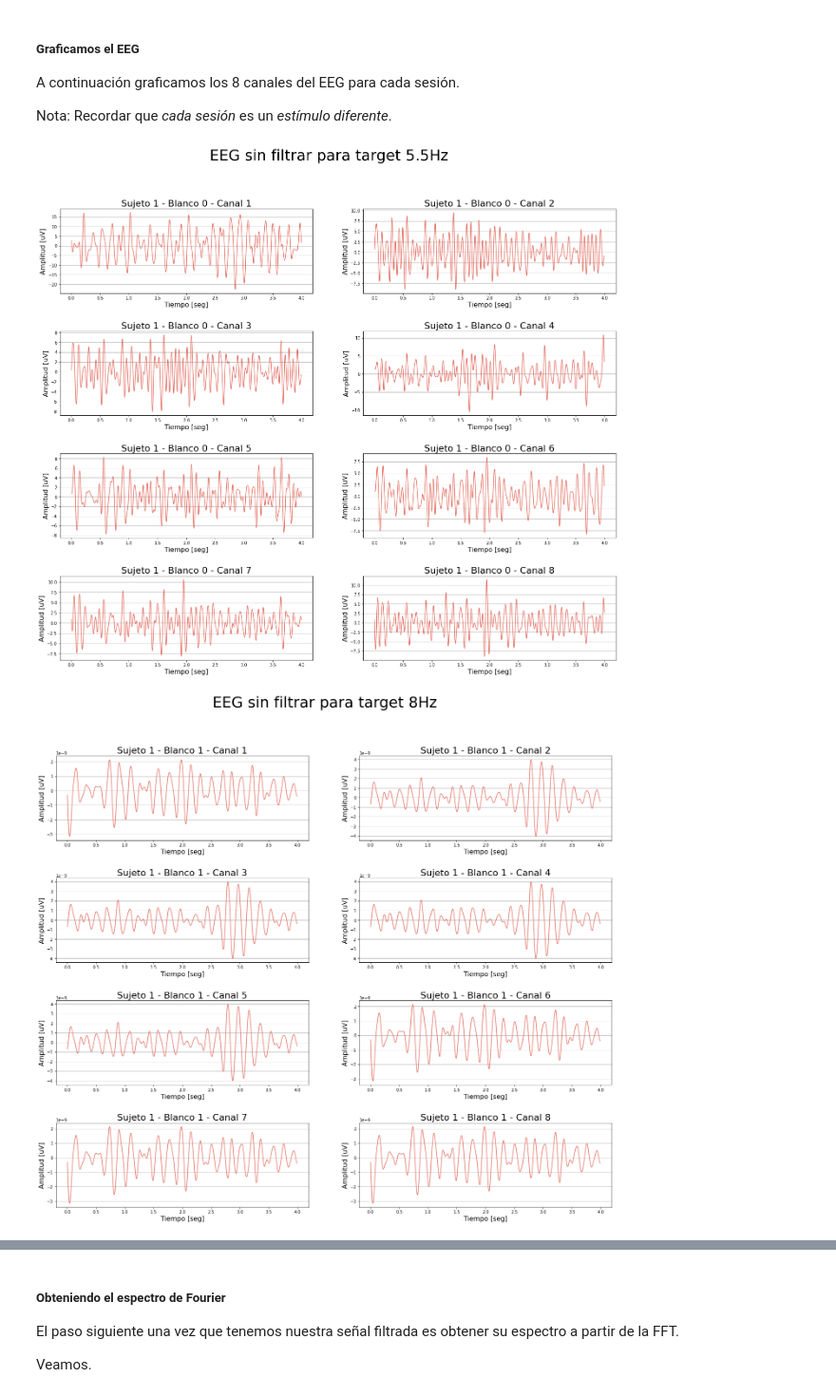
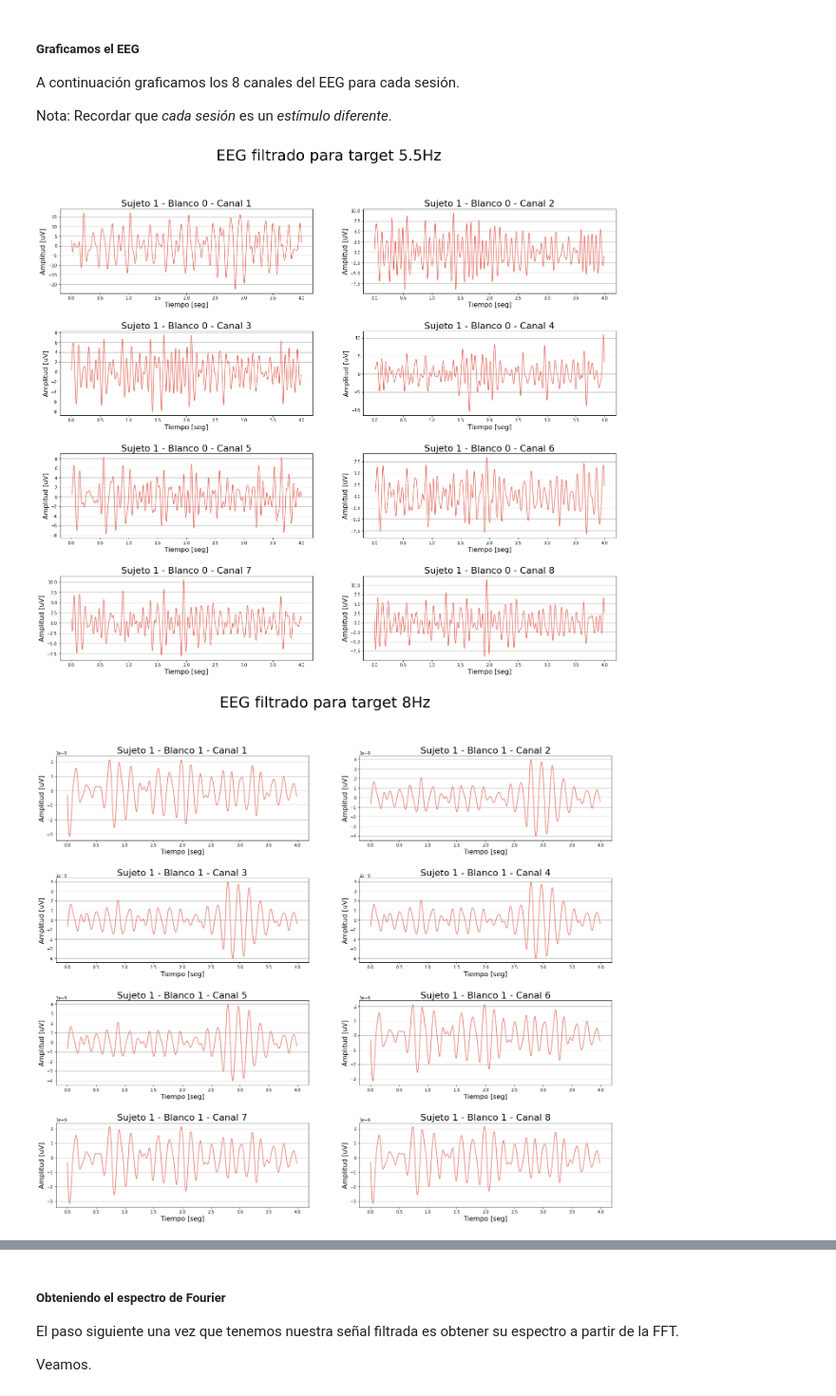
Before and after one commit to lucasbaldezzari/mentalink, a Jupyter notebook: talleres/taller6/scripts/Notebooks/dataAnalysis.ipynb, the cells around one changed output, grey strips where cells are left out. Shown at 95% size. Drawn from its saved outputs; the diff is of its cells as text; code cells hidden in the pictures.

```diff
--- a/talleres/taller6/scripts/Notebooks/dataAnalysis.ipynb
+++ b/talleres/taller6/scripts/Notebooks/dataAnalysis.ipynb
@@ -42,6 +42,6 @@ Estos archivos son del tipo _'.mat'_ y fueron creados por el módulo _trainingMo
 # %%
 subjects = [1] #Un solo sujeto
-filenames = ["LucasB-Alfa-Prueba1","LucasB-Alfa-Prueba2","LucasB-Alfa-Prueba3"]
+filenames = ["LucasB-Alfa-Prueba1","LucasB-Alfa-Prueba2","Sujeto1Test1"]
 allData = fa.loadData(path = path, filenames = filenames)
 names = list(allData.keys())
 names
@@ -247,11 +278,11 @@ Nota: Recordar que _cada sesión_ es un _estímulo diferente_.
 # %%
 #Graficamos el EEG de cada canal para cada estímulo
 trial = 10
 for stimulus in range(len(frecStimulus)):
     plotEEG(eegFiltered, sujeto = 1, trial = 10, blanco = stimulus,
             fm = fm, window = [0,4], rmvOffset = False, save = False,
-            title = f"EEG sin filtrar para target {estimuli[stimulus]}Hz",
+            title = f"EEG filtrado para target {estimuli[stimulus]}Hz",
             folder = "figs")
 # %% [output]
-[figure, old version]
+[figure, new version]
-[figure, old version]
+[figure, new version]
```
Also changed, not shown: parts of 21 cells of this notebook, 14 other files.
